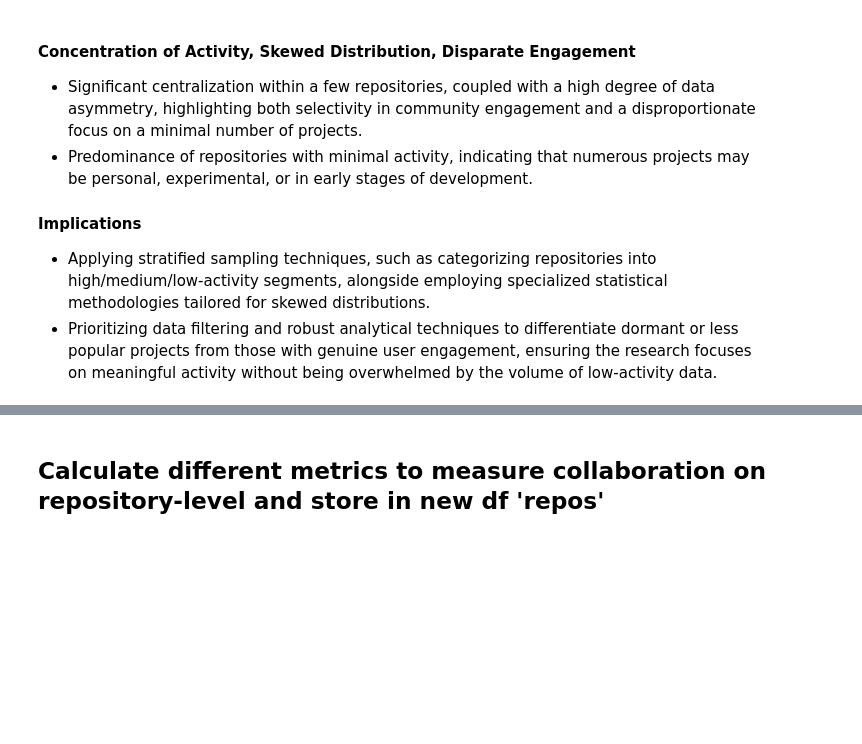
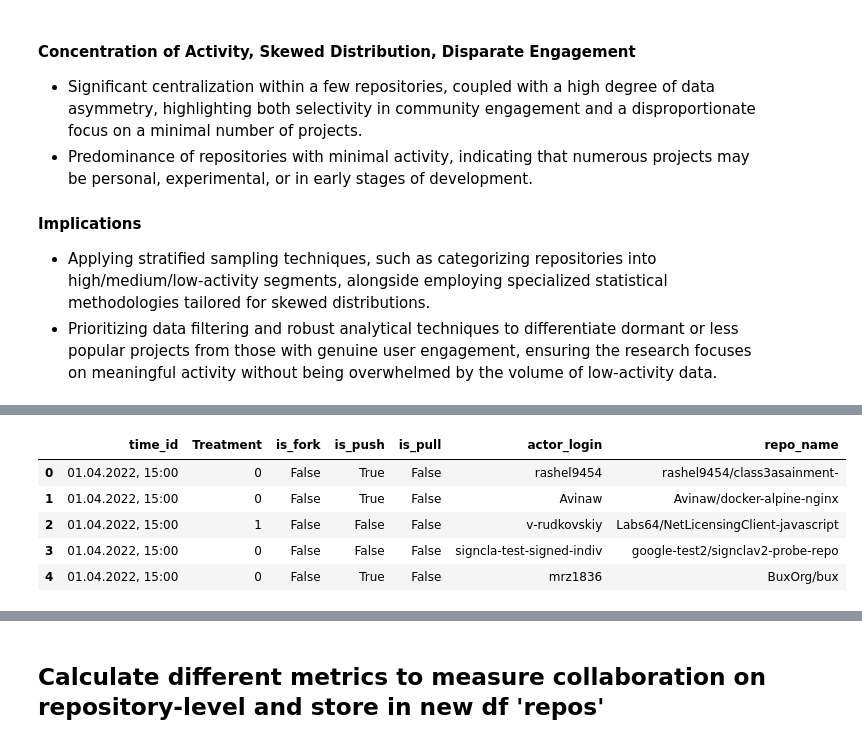
Before and after one commit to Nik-mundt/Work_Project, a Jupyter notebook: Collaboration_Variable.ipynb, the cells around one changed output, grey strips where cells are left out. Saved outputs shown, nothing was run; the diff lists cells and outputs as text; code cells hidden in the pictures; blank space fills up the shorter version.

```diff
--- a/Collaboration_Variable.ipynb
+++ b/Collaboration_Variable.ipynb
@@ -118,0 +150,34 @@ commits.head()
+# %%
+commits = final_df
+
+commits['created_at'] = pd.to_datetime(commits['created_at'])
+commits['time_id'] = commits['created_at'].dt.strftime('%d.%m.%Y, %H:00')
+
+# Calculate metrics for each commit
+commits['is_fork'] = commits['type'] == 'ForkEvent'
+commits['is_push'] = commits['type'] == 'PushEvent'
+commits['is_pull'] = commits['type'] == 'PullRequestEvent'
+
+# Create a 'Treatment' column and randomly assign 0 or 1
+commits['Treatment'] = np.random.randint(2, size=len(commits))
+
+# Selecting necessary columns to form the final panel data
+if 'actor' in commits.columns:
+    commits['actor_login'] = commits['actor'].apply(lambda x: x.get('login') if isinstance(x, dict) else np.nan)
+# Extracting 'name' from the nested 'repo' dictionary (similar to 'actor_login')
+if 'repo' in commits.columns:
+    commits['repo_name'] = commits['repo'].apply(lambda x: x.get('name') if isinstance(x, dict) else np.nan)
+panel_data_columns = ['time_id', 'Treatment', 'is_fork', 'is_push', 'is_pull', 'actor_login', 'repo_name']  # Adjusted columns
+panel_data = commits[panel_data_columns]
+
+panel_data.head()
+
+# If you want to keep track of unique contributors and total contributions, you might need to do additional groupby operations.
+# For now, let's keep it simple and assume each row is a unique contribution.
+# %% [output]
+|  | time_id | Treatment | is_fork | is_push | is_pull | actor_login | repo_name |
+| 0 | 01.04.2022, 15:00 | 0 | False | True | False | rashel9454 | rashel9454/class3asainment- |
+| 1 | 01.04.2022, 15:00 | 0 | False | True | False | Avinaw | Avinaw/docker-alpine-nginx |
+| 2 | 01.04.2022, 15:00 | 1 | False | False | False | v-rudkovskiy | Labs64/NetLicensingClient-javascript |
+| 3 | 01.04.2022, 15:00 | 0 | False | False | False | signcla-test-signed-indiv | google-test2/signclav2-probe-repo |
+| 4 | 01.04.2022, 15:00 | 0 | False | True | False | mrz1836 | BuxOrg/bux |
```
Also changed, not shown: parts of 25 cells of this notebook.
